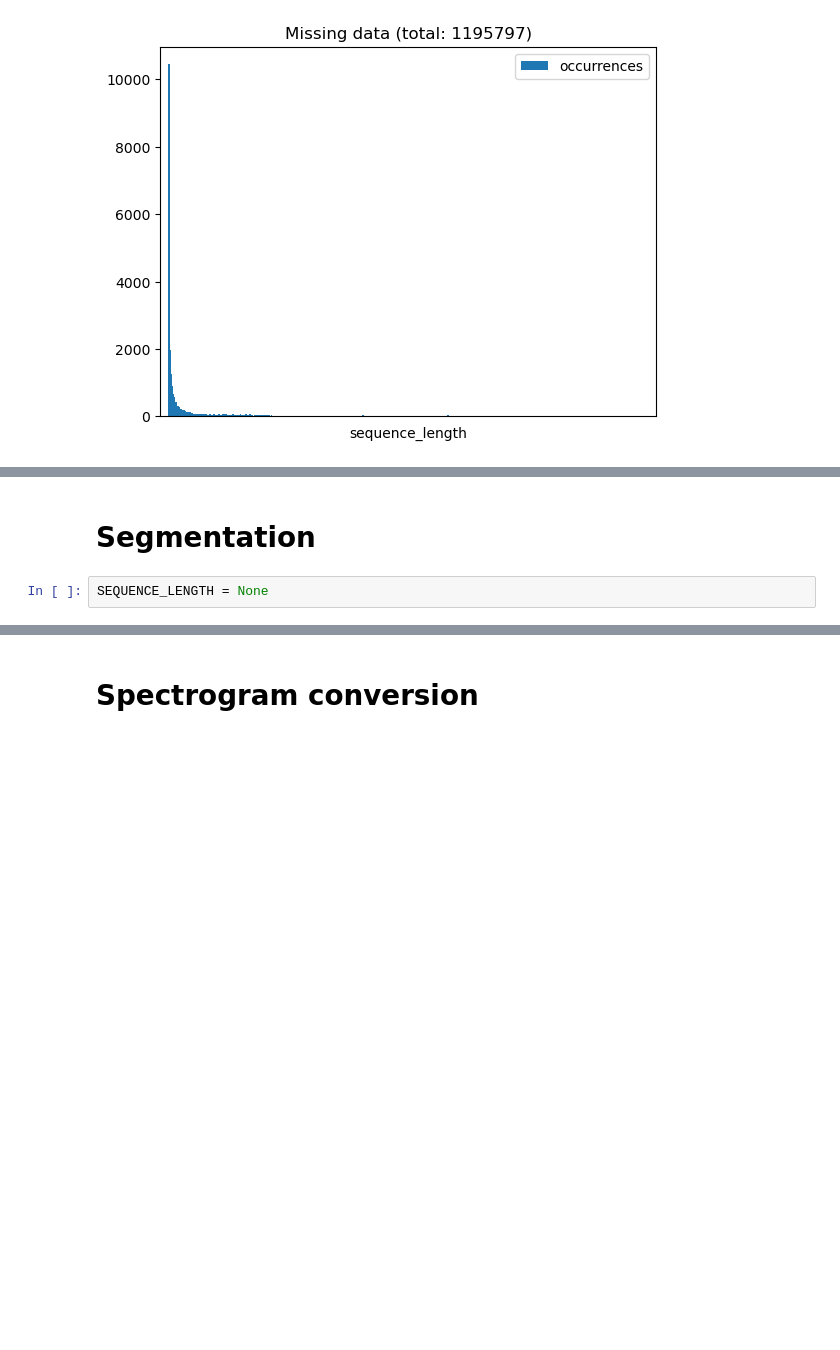
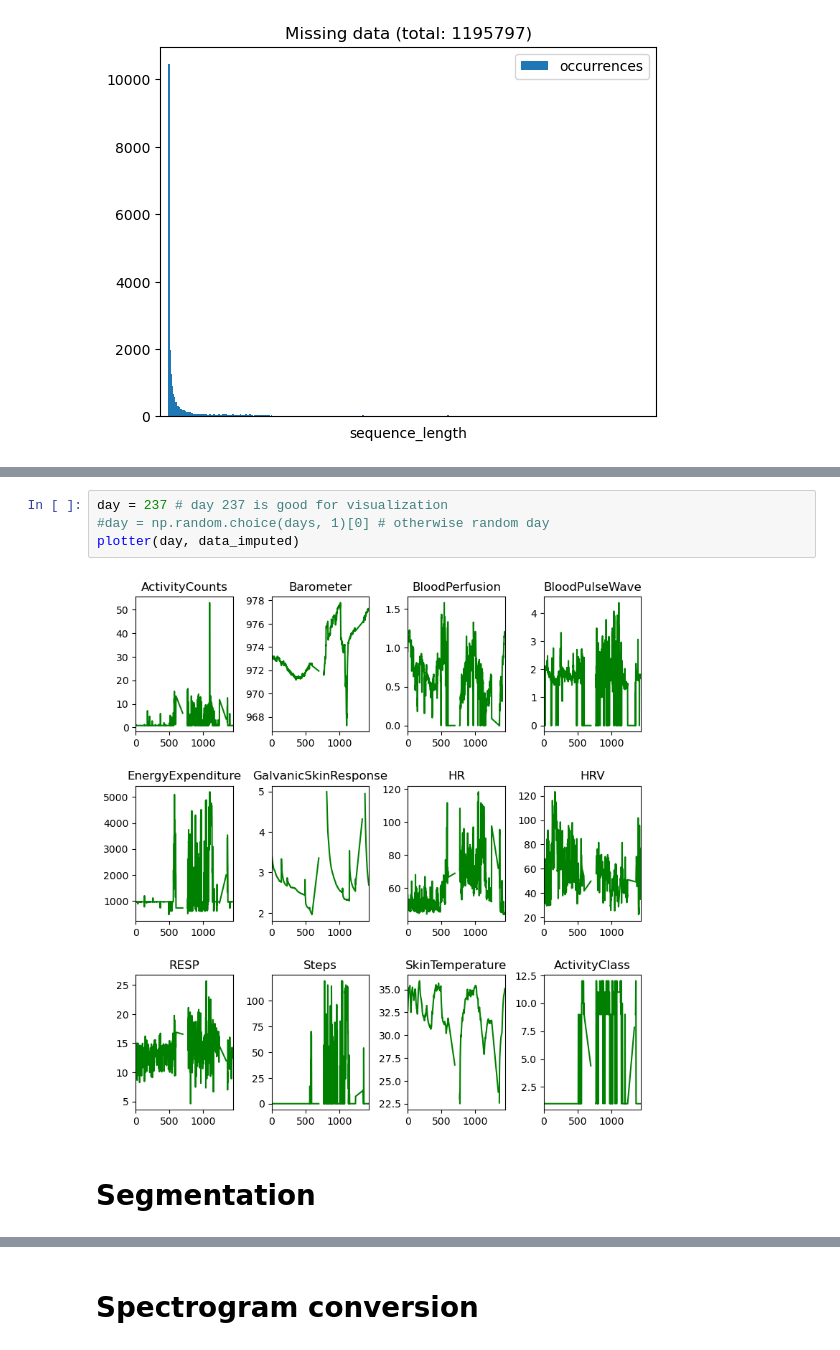
Before and after one commit to Yahnnosh/Sensor-Based-Modeling-of-Fatigue-Using-Transformer-Model, a Jupyter notebook: preproc_data.ipynb, the cells around one changed output, grey strips where cells are left out. Drawn from its saved outputs; the diff is of its cells as text; blank space fills up the shorter version.

```diff
--- a/preproc_data.ipynb
+++ b/preproc_data.ipynb
@@ -233,4 +213,8 @@ na_visualizer(days, data)
+# %%
+day = 237 # day 237 is good for visualization
+#day = np.random.choice(days, 1)[0] # otherwise random day
+plotter(day, data_imputed)
+# %% [output]
+[figure, added]
 # %% [markdown]
 # Segmentation
-# %%
-SEQUENCE_LENGTH = None
```
Also changed, not shown: parts of 21 cells of this notebook.
